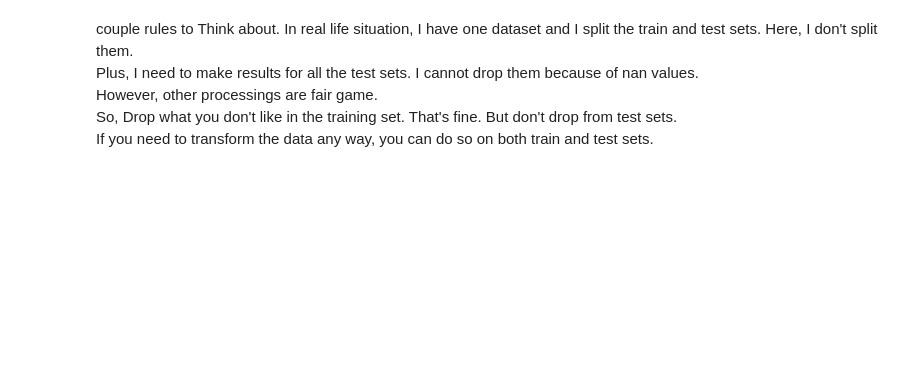
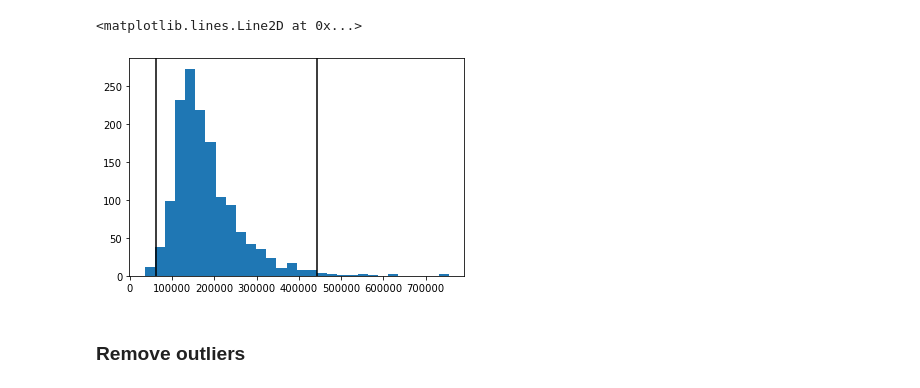
Before and after one commit to jaykye/HousePricePrediction, a Jupyter notebook: data_cleaning.ipynb, the cells around one changed output. Drawn from its saved outputs; the diff is of its cells as text; code cells hidden in the pictures; blank space fills up the shorter version.

```diff
--- a/data_cleaning.ipynb
+++ b/data_cleaning.ipynb
@@ -16,9 +87,15 @@ def label_columns(df, cols, label):
 # %%
 train_df = pd.read_csv('rsc/train.csv')
 test_df = pd.read_csv('rsc/test.csv')
-# %% [markdown]
-couple rules to Think about. In real life situation, I have one dataset and I split the train and test sets. Here, I don't split them.\
-Plus, I need to make results for all the test sets. I cannot drop them because of nan values. \
-However, other processings are fair game.\
-So, Drop what you don't like in the training set. That's fine. But don't drop from test sets.\
-If you need to transform the data any way, you can do so on both train and test sets.
+# %%
+f,a = plt.subplots(1)
+_ = a.hist(train_df['SalePrice'], bins=30)
+low_thresh = train_df['SalePrice'].quantile(0.01)
+high_thresh = train_df['SalePrice'].quantile(0.99)
+a.axvline(low_thresh, color='k')
+a.axvline(high_thresh, color='k')
+# %% [output]
+<matplotlib.lines.Line2D at 0x...>
+[figure, added]
+# %% [markdown]
+### Remove outliers
```
Also changed, not shown: parts of 37 cells of this notebook.
